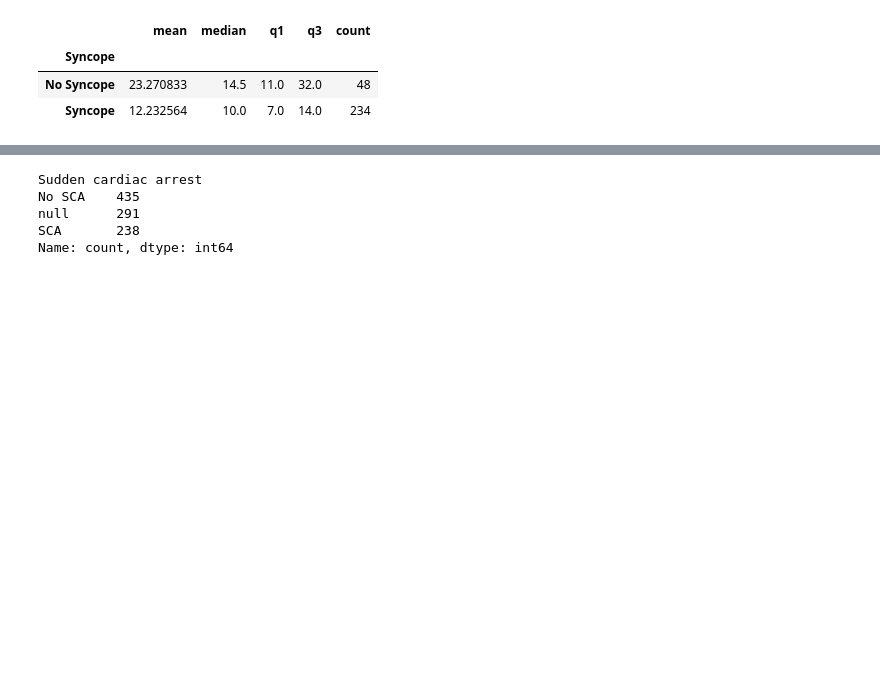
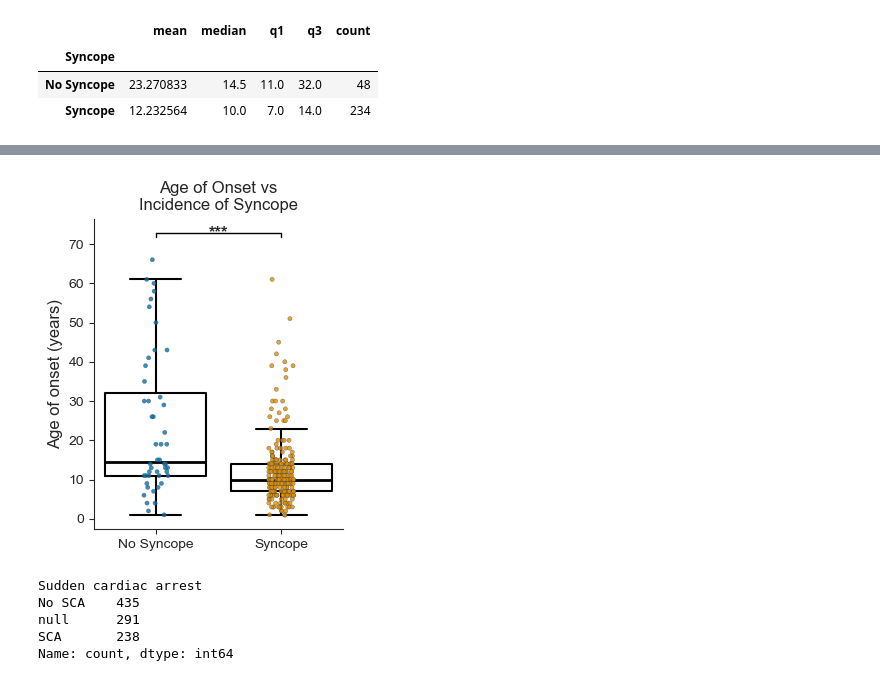
Before and after one commit to alexdaiii/cpvt_database_analysis, a Jupyter notebook: analysis/13_age_onset_vs_symptoms.ipynb, the cells around one changed output, grey strips where cells are left out. Cells and saved outputs as stored; diff of their text form; code cells hidden in the pictures; blank space fills up the shorter version.

```diff
--- a/analysis/13_age_onset_vs_symptoms.ipynb
+++ b/analysis/13_age_onset_vs_symptoms.ipynb
@@ -289,3 +289,12 @@ make_boxplot(data_sync, x="Syncope",
+# %%
+make_boxplot(data_sync, x="Syncope",
+             output_file="graphic_abstract_age_onset_vs_symptom.pdf",
+             panel=get_config().graphic_abstract.panels[
+                 "age_onset_vs_symptoms"],
+             p_value=syncope_stats[1]["p-val"].iloc[0]
+             )
+# %% [output]
+[figure, added]
 # %%
 # age of onset for sudden cardiac arrest
 data_sca = get_data_df(data_sel, "Sudden cardiac arrest",
```
Also changed, not shown: parts of 4 cells of this notebook, 14 other files.
